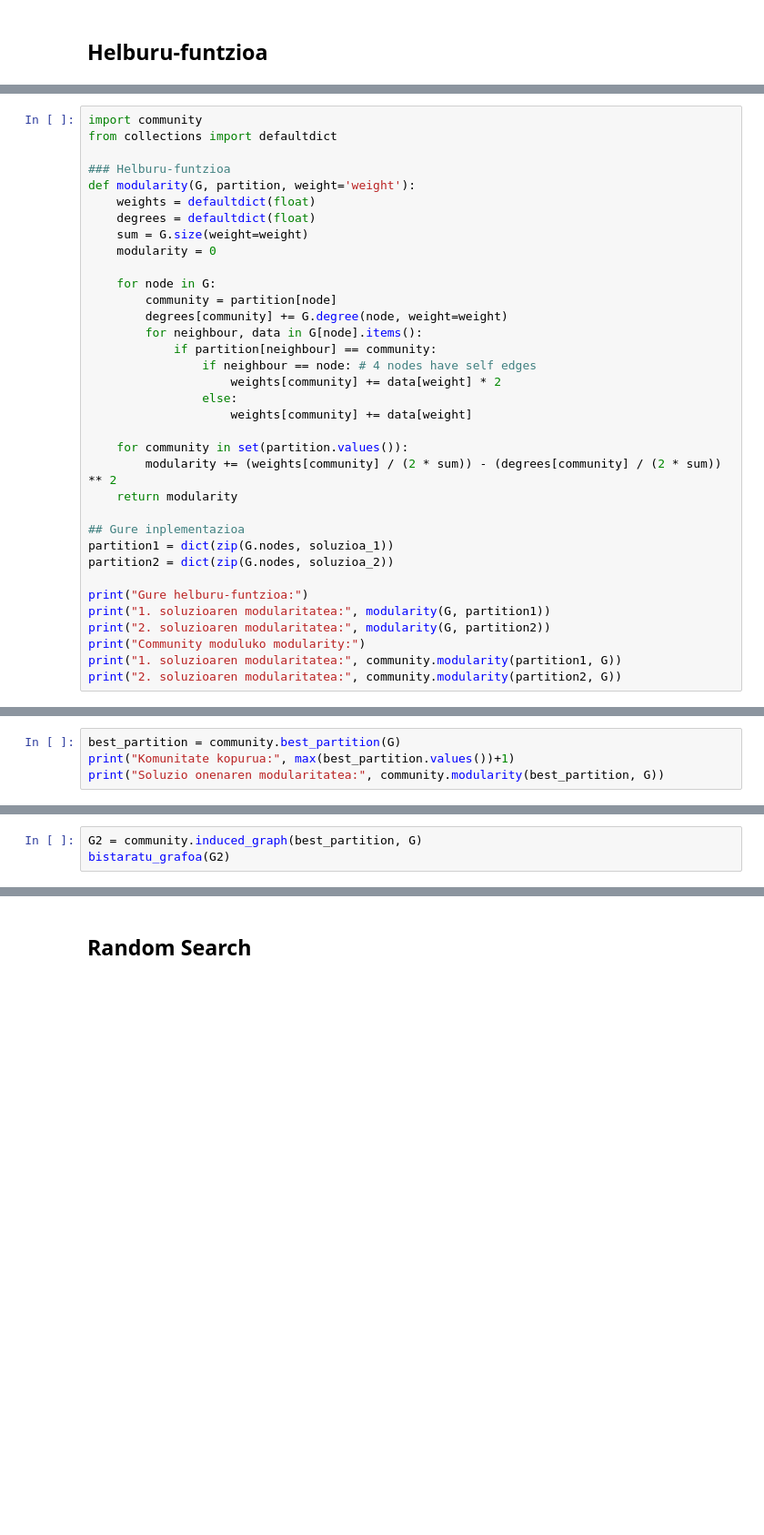
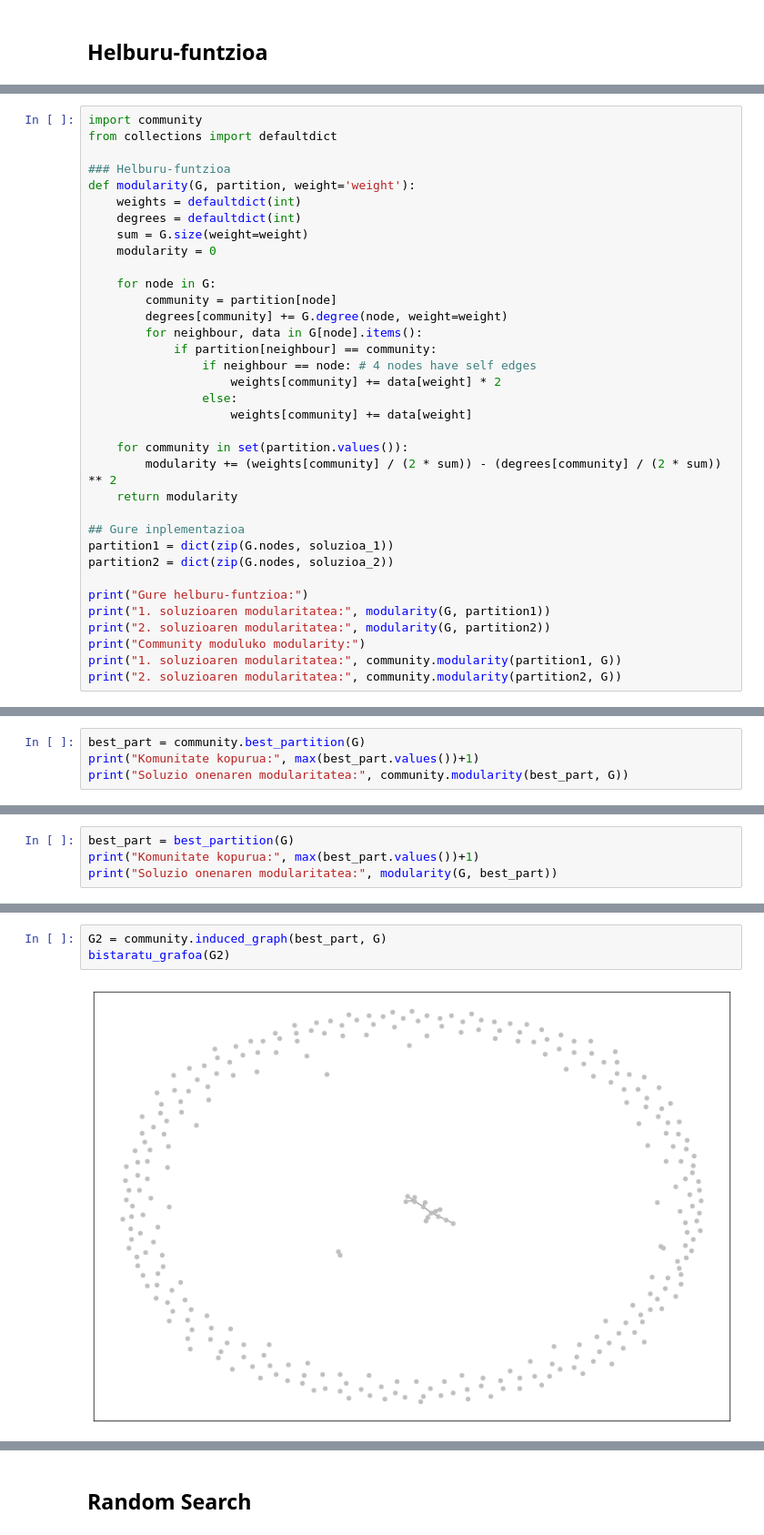
Before and after one commit to juletx/community-detection, a Jupyter notebook: CDP_2_fasea_Ikasle.ipynb, the cells around one changed output, grey strips where cells are left out. Shown: that part at 91% size. Drawn from its saved outputs; the diff is of its cells as text; blank space fills up the shorter version.

```diff
--- a/CDP_2_fasea_Ikasle.ipynb
+++ b/CDP_2_fasea_Ikasle.ipynb
@@ -116,8 +130,8 @@ from collections import defaultdict
 
 ### Helburu-funtzioa
 def modularity(G, partition, weight='weight'):
-    weights = defaultdict(float)
-    degrees = defaultdict(float)
+    weights = defaultdict(int)
+    degrees = defaultdict(int)
     sum = G.size(weight=weight)
     modularity = 0
 
@@ -148,4 +544,4 @@ print("2. soluzioaren modularitatea:", community.modularity(partition2, G))
 # %%
-best_partition = community.best_partition(G)
-print("Komunitate kopurua:", max(best_partition.values())+1)
-print("Soluzio onenaren modularitatea:", community.modularity(best_partition, G))
+best_part = community.best_partition(G)
+print("Komunitate kopurua:", max(best_part.values())+1)
+print("Soluzio onenaren modularitatea:", community.modularity(best_part, G))
@@ -151,0 +551,4 @@ print("Soluzio onenaren modularitatea:", community.modularity(best_partition, G)
+# %%
+best_part = best_partition(G)
+print("Komunitate kopurua:", max(best_part.values())+1)
+print("Soluzio onenaren modularitatea:", modularity(G, best_part))
@@ -152,3 +580,5 @@ print("Soluzio onenaren modularitatea:", community.modularity(best_partition, G)
 # %%
-G2 = community.induced_graph(best_partition, G)
+G2 = community.induced_graph(best_part, G)
 bistaratu_grafoa(G2)
+# %% [output]
+[figure, added]
```
Also changed, not shown: parts of 37 cells of this notebook.
